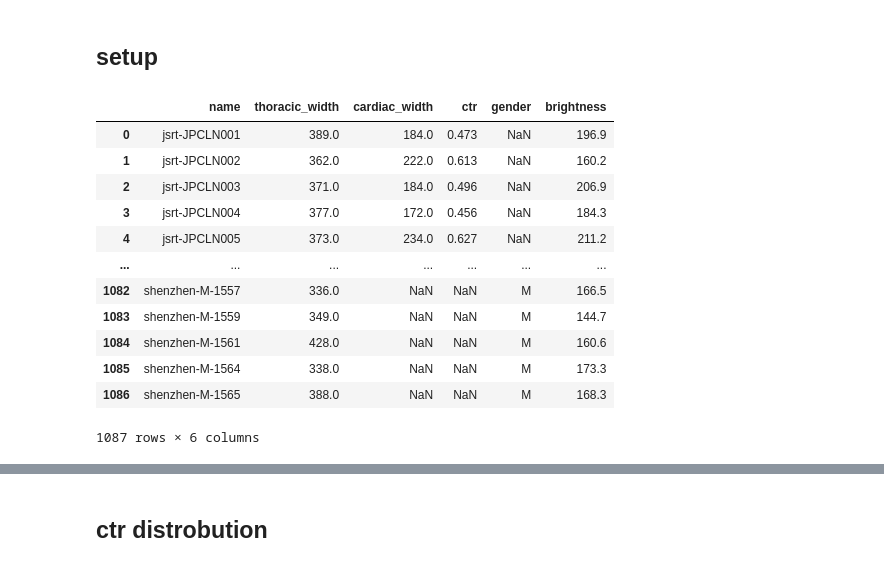
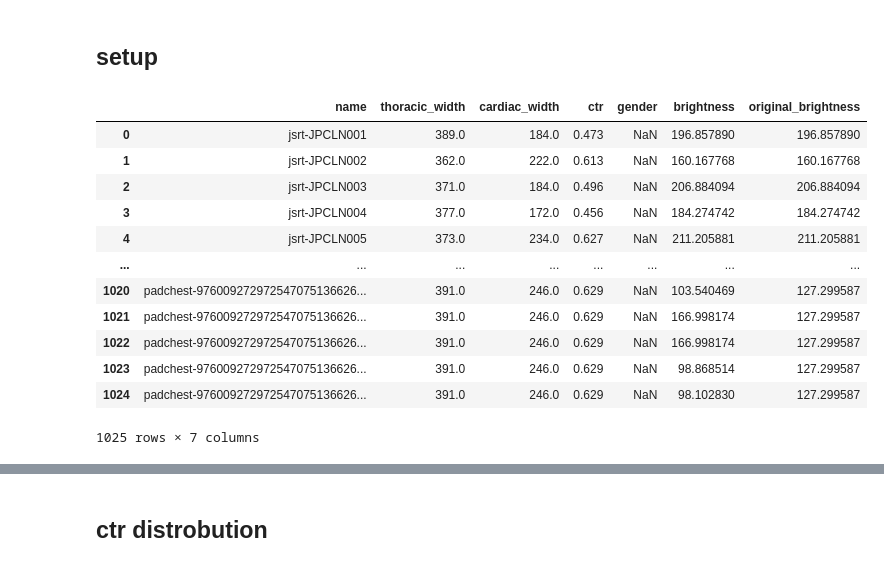
Before and after one commit to meyupy/teknofest25-syz, a Jupyter notebook: cto calculation/data_analysis.ipynb, the cells around one changed output, grey strips where cells are left out. Drawn from its saved outputs; the diff is of its cells as text; code cells hidden in the pictures.

```diff
--- a/cto calculation/data_analysis.ipynb
+++ b/cto calculation/data_analysis.ipynb
@@ -6,22 +6,22 @@ import pandas as pd
 import matplotlib.pyplot as plt
 import seaborn as sns
 # %%
-df = pd.read_csv("./data/all/extracted_data.csv")
+df = pd.read_csv("./data/all-heart/augmented_data.csv")
 df
 # %% [output]
-|  | name | thoracic_width | cardiac_width | ctr | gender | brightness |
-| 0 | jsrt-JPCLN001 | 389.0 | 184.0 | 0.473 | NaN | 196.9 |
-| 1 | jsrt-JPCLN002 | 362.0 | 222.0 | 0.613 | NaN | 160.2 |
-| 2 | jsrt-JPCLN003 | 371.0 | 184.0 | 0.496 | NaN | 206.9 |
-| 3 | jsrt-JPCLN004 | 377.0 | 172.0 | 0.456 | NaN | 184.3 |
-| 4 | jsrt-JPCLN005 | 373.0 | 234.0 | 0.627 | NaN | 211.2 |
-| ... | ... | ... | ... | ... | ... | ... |
-| 1082 | shenzhen-M-1557 | 336.0 | NaN | NaN | M | 166.5 |
-| 1083 | shenzhen-M-1559 | 349.0 | NaN | NaN | M | 144.7 |
-| 1084 | shenzhen-M-1561 | 428.0 | NaN | NaN | M | 160.6 |
-| 1085 | shenzhen-M-1564 | 338.0 | NaN | NaN | M | 173.3 |
-| 1086 | shenzhen-M-1565 | 388.0 | NaN | NaN | M | 168.3 |
+|  | name | thoracic_width | cardiac_width | ctr | gender | brightness | original_brightness |
+| 0 | jsrt-JPCLN001 | 389.0 | 184.0 | 0.473 | NaN | 196.857890 | 196.857890 |
+| 1 | jsrt-JPCLN002 | 362.0 | 222.0 | 0.613 | NaN | 160.167768 | 160.167768 |
+| 2 | jsrt-JPCLN003 | 371.0 | 184.0 | 0.496 | NaN | 206.884094 | 206.884094 |
+| 3 | jsrt-JPCLN004 | 377.0 | 172.0 | 0.456 | NaN | 184.274742 | 184.274742 |
+| 4 | jsrt-JPCLN005 | 373.0 | 234.0 | 0.627 | NaN | 211.205881 | 211.205881 |
+| ... | ... | ... | ... | ... | ... | ... | ... |
+| 1020 | padchest-976009272972547075136626... | 391.0 | 246.0 | 0.629 | NaN | 103.540469 | 127.299587 |
+| 1021 | padchest-976009272972547075136626... | 391.0 | 246.0 | 0.629 | NaN | 166.998174 | 127.299587 |
+| 1022 | padchest-976009272972547075136626... | 391.0 | 246.0 | 0.629 | NaN | 166.998174 | 127.299587 |
+| 1023 | padchest-976009272972547075136626... | 391.0 | 246.0 | 0.629 | NaN | 98.868514 | 127.299587 |
+| 1024 | padchest-976009272972547075136626... | 391.0 | 246.0 | 0.629 | NaN | 98.102830 | 127.299587 |
-1087 rows × 6 columns
+1025 rows × 7 columns
 # %%
 df.describe().T
 # %% [output]
```
Also changed, not shown: parts of 6 cells of this notebook, 2 other files.
